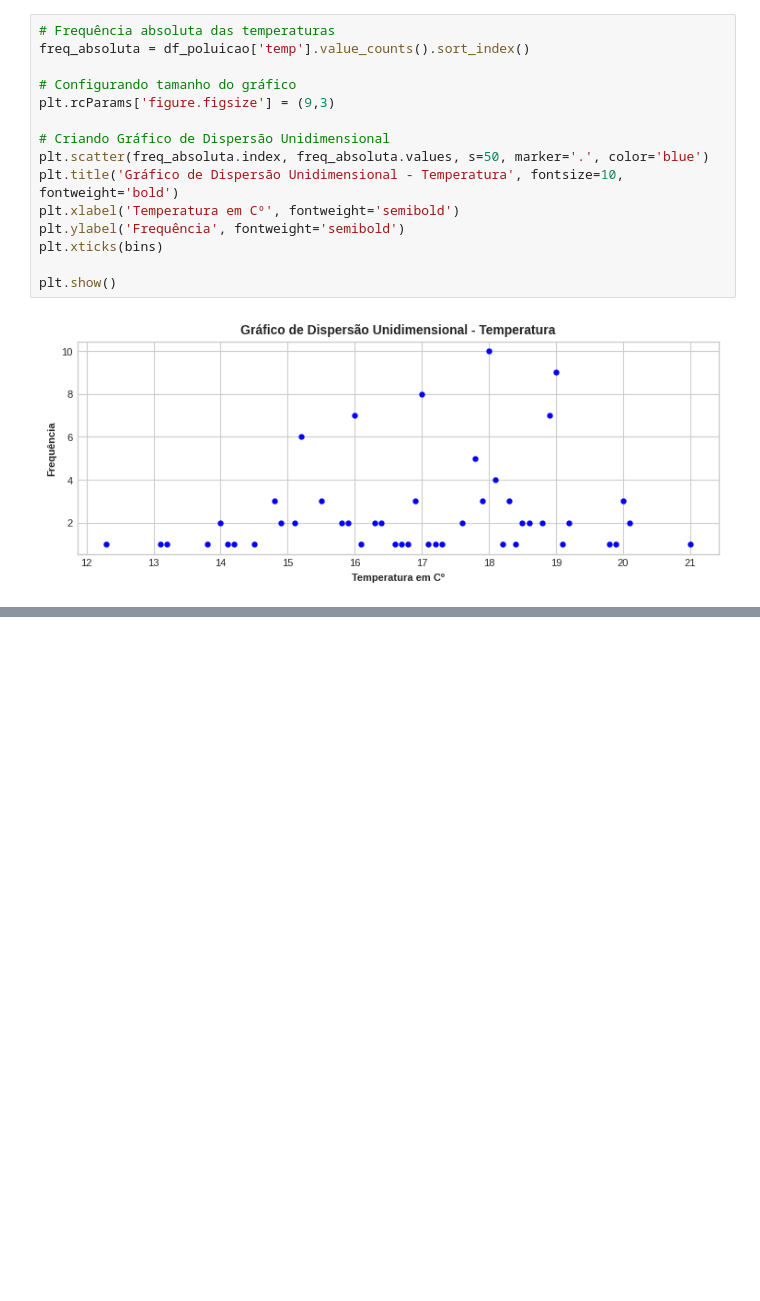
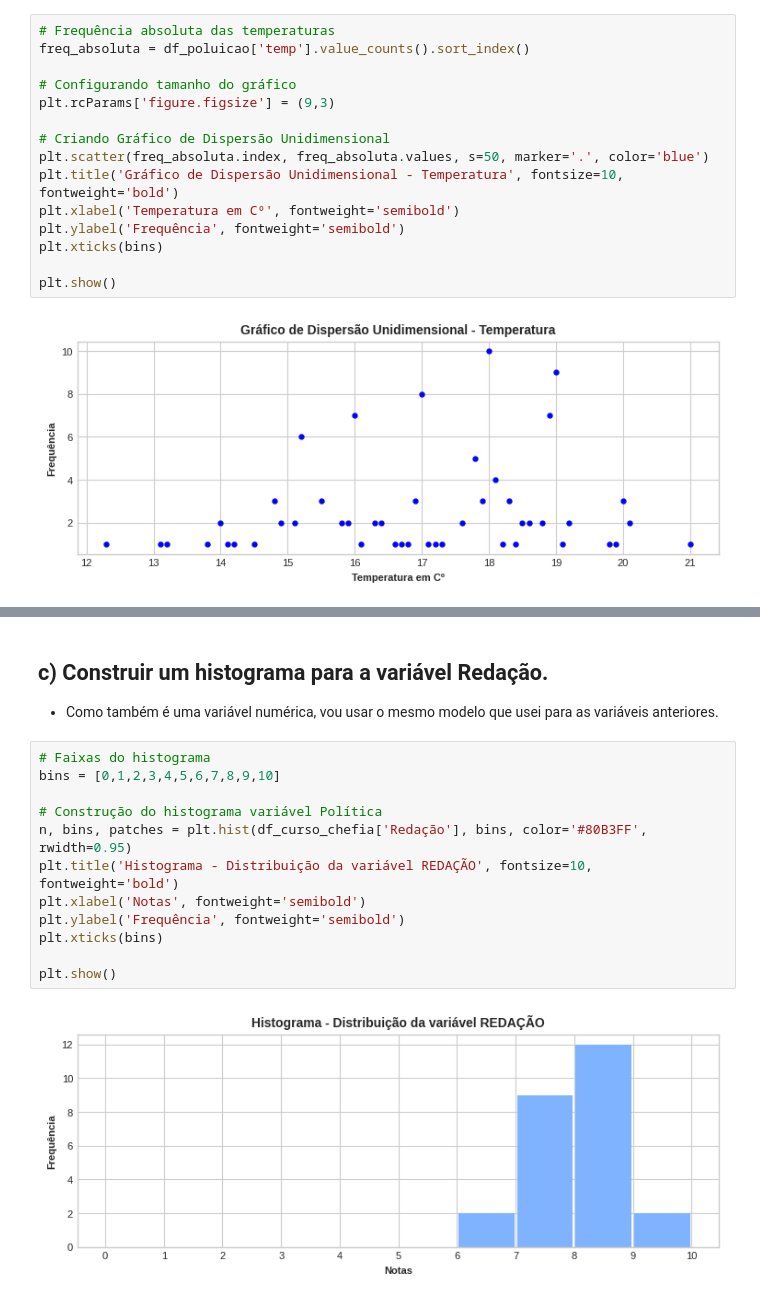
Before and after one commit to damian-nestea/estatistica-basica-bussabemorettin, a Jupyter notebook: notebooks/Cap02_Resumo_Dados.ipynb, the cells around one changed output, grey strips where cells are left out. Drawn from its saved outputs; the diff is of its cells as text; blank space fills up the shorter version.

```diff
--- a/notebooks/Cap02_Resumo_Dados.ipynb
+++ b/notebooks/Cap02_Resumo_Dados.ipynb
@@ -953,0 +1033,17 @@ plt.show()
+# %% [markdown]
+## c) Construir um histograma para a variável Redação.
+- Como também é uma variável numérica, vou usar o mesmo modelo que usei para as variáveis anteriores.
+# %%
+# Faixas do histograma
+bins = [0,1,2,3,4,5,6,7,8,9,10]
+
+# Construção do histograma variável Política
+n, bins, patches = plt.hist(df_curso_chefia['Redação'], bins, color='#80B3FF', rwidth=0.95)
+plt.title('Histograma - Distribuição da variável REDAÇÃO', fontsize=10, fontweight='bold')
+plt.xlabel('Notas', fontweight='semibold')
+plt.ylabel('Frequência', fontweight='semibold')
+plt.xticks(bins)
+
+plt.show()
+# %% [output]
+[figure, added]
```
Also changed, not shown: parts of 21 cells of this notebook.
